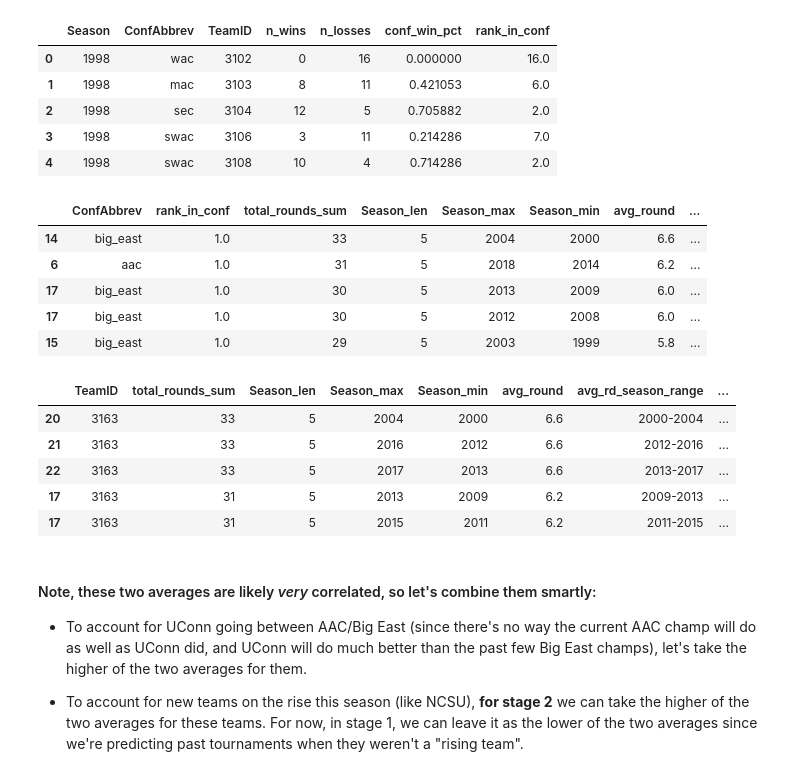
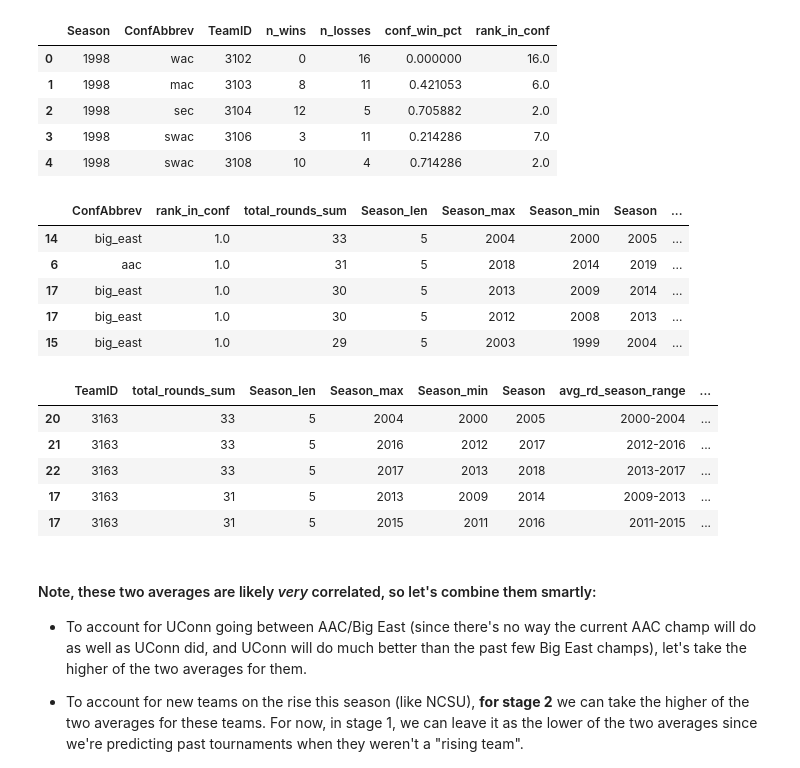
Before and after one commit to mtdickey/march-ml-mania-21, a Jupyter notebook: analysis/women/ml-mania-womens.ipynb, the cells around one changed output. Drawn from its saved outputs; the diff is of its cells as text; code cells hidden in the pictures.

```diff
--- a/analysis/women/ml-mania-womens.ipynb
+++ b/analysis/women/ml-mania-womens.ipynb
@@ -73,27 +73,27 @@ conf_standings_df.head()
 # %%
 ## Calculate rolling avg. round reached by conference standing
 conf_stding_round_reached_df = du.get_rolling_avg_round_reached('women',
                     start_season = 2000, end_season = 2020, n_year_avg = 5)
-conf_stding_round_reached_df.sort_values('avg_round', ascending = False).head(5)
+conf_stding_round_reached_df.sort_values('conf_avg_round', ascending = False).head(5)
 # %% [output]
-|  | ConfAbbrev | rank_in_conf | total_rounds_sum | Season_len | Season_max | Season_min | avg_round | ... |
-| 14 | big_east | 1.0 | 33 | 5 | 2004 | 2000 | 6.6 | ... |
-| 6 | aac | 1.0 | 31 | 5 | 2018 | 2014 | 6.2 | ... |
-| 17 | big_east | 1.0 | 30 | 5 | 2013 | 2009 | 6.0 | ... |
-| 17 | big_east | 1.0 | 30 | 5 | 2012 | 2008 | 6.0 | ... |
-| 15 | big_east | 1.0 | 29 | 5 | 2003 | 1999 | 5.8 | ... |
+|  | ConfAbbrev | rank_in_conf | total_rounds_sum | Season_len | Season_max | Season_min | Season | ... |
+| 14 | big_east | 1.0 | 33 | 5 | 2004 | 2000 | 2005 | ... |
+| 6 | aac | 1.0 | 31 | 5 | 2018 | 2014 | 2019 | ... |
+| 17 | big_east | 1.0 | 30 | 5 | 2013 | 2009 | 2014 | ... |
+| 17 | big_east | 1.0 | 30 | 5 | 2012 | 2008 | 2013 | ... |
+| 15 | big_east | 1.0 | 29 | 5 | 2003 | 1999 | 2004 | ... |
 # %%
 ## Calculate rolling avg. round reached by team
 team_round_reached_df = du.get_rolling_avg_round_reached('women', by = 'coach/team',
                     start_season = 2000, end_season = 2020, n_year_avg = 5)
-team_round_reached_df.sort_values('avg_round', ascending = False).head(5)
+team_round_reached_df.sort_values('team_avg_round', ascending = False).head(5)
 # %% [output]
-|  | TeamID | total_rounds_sum | Season_len | Season_max | Season_min | avg_round | avg_rd_season_range | ... |
-| 20 | 3163 | 33 | 5 | 2004 | 2000 | 6.6 | 2000-2004 | ... |
-| 21 | 3163 | 33 | 5 | 2016 | 2012 | 6.6 | 2012-2016 | ... |
-| 22 | 3163 | 33 | 5 | 2017 | 2013 | 6.6 | 2013-2017 | ... |
-| 17 | 3163 | 31 | 5 | 2013 | 2009 | 6.2 | 2009-2013 | ... |
-| 17 | 3163 | 31 | 5 | 2015 | 2011 | 6.2 | 2011-2015 | ... |
+|  | TeamID | total_rounds_sum | Season_len | Season_max | Season_min | Season | avg_rd_season_range | ... |
+| 20 | 3163 | 33 | 5 | 2004 | 2000 | 2005 | 2000-2004 | ... |
+| 21 | 3163 | 33 | 5 | 2016 | 2012 | 2017 | 2012-2016 | ... |
+| 22 | 3163 | 33 | 5 | 2017 | 2013 | 2018 | 2013-2017 | ... |
+| 17 | 3163 | 31 | 5 | 2013 | 2009 | 2014 | 2009-2013 | ... |
+| 17 | 3163 | 31 | 5 | 2015 | 2011 | 2016 | 2011-2015 | ... |
 # %% [markdown]
 #### Note, these two averages are likely *very* correlated, so let's combine them smartly:
   - To account for UConn going between AAC/Big East (since there's no way the current AAC champ will do as well as UConn did, and UConn will do much better than the past few Big East champs), let's take the higher of the two averages for them.
```
Also changed, not shown: parts of 14 cells of this notebook.
